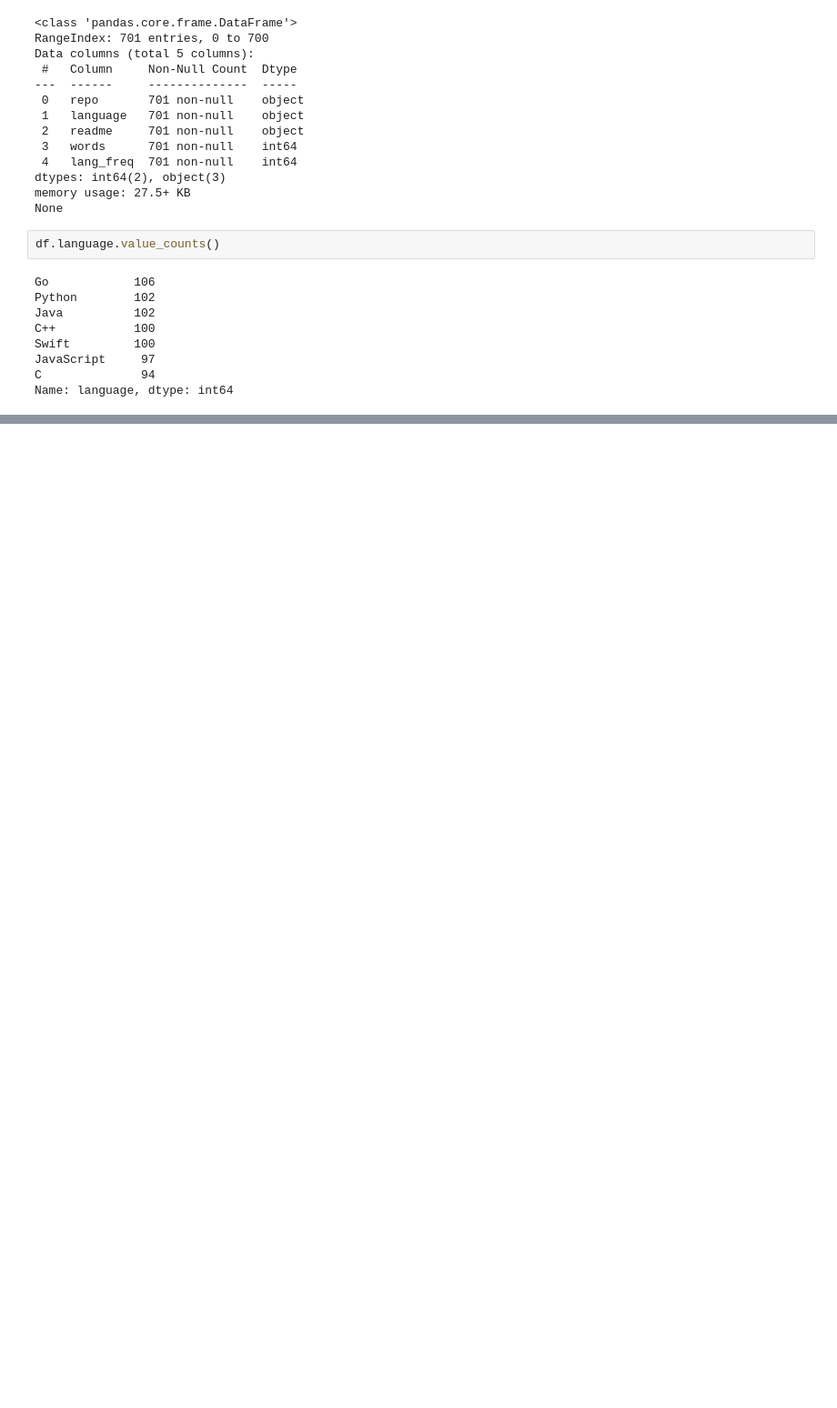
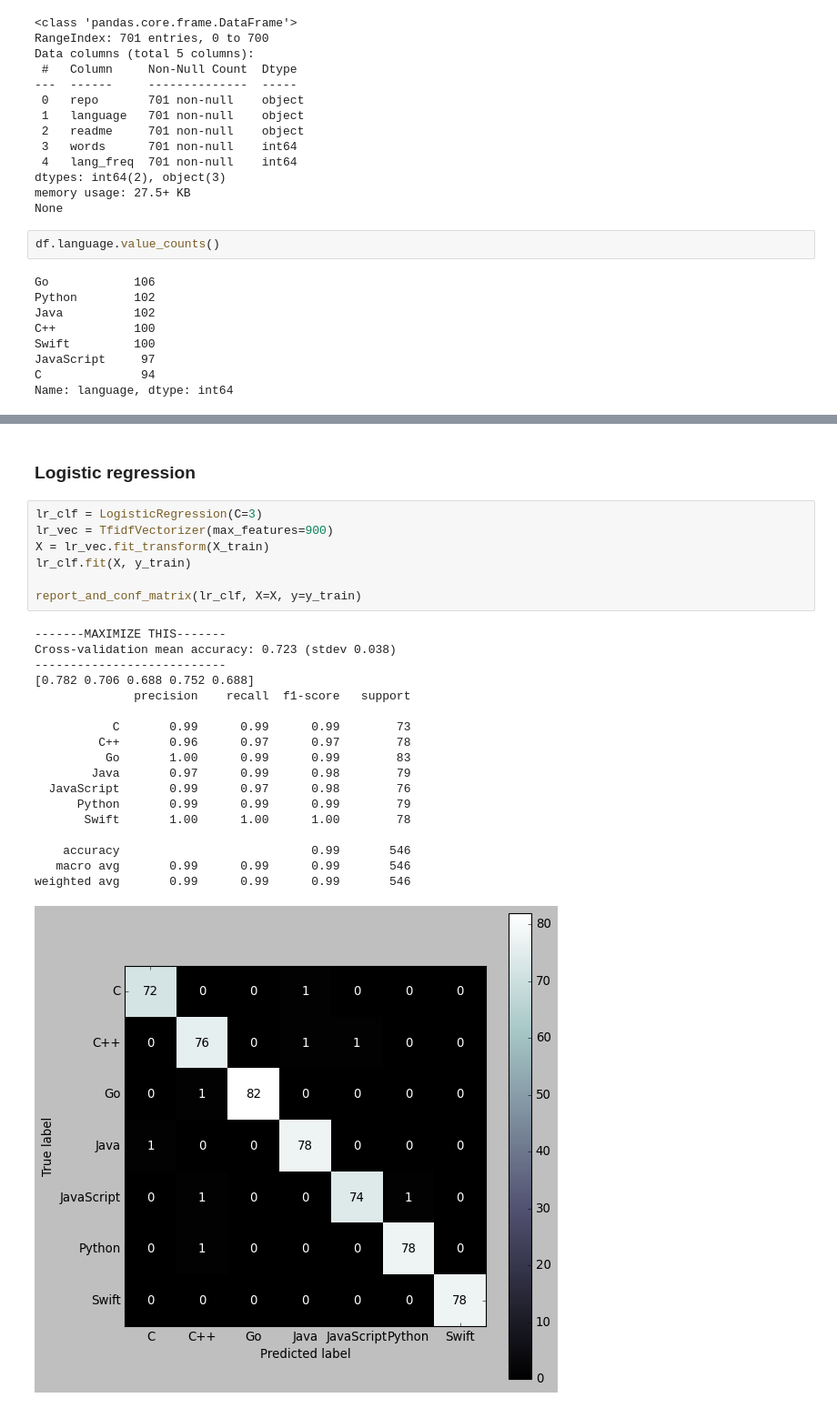
Before and after one commit to CANDLES-NLP/readme-nlp-classification, a Jupyter notebook: notebook-1.ipynb, the cells around one changed output, grey strips where cells are left out. Shown at 91% size. Cells and saved outputs as stored; diff of their text form; blank space fills up the shorter version.

```diff
--- a/notebook-1.ipynb
+++ b/notebook-1.ipynb
@@ -58,0 +117,28 @@ X_train, X_test, y_train, y_test = train_test_split(df.readme, df.language,
+# %% [markdown]
+### Logistic regression
+# %%
+lr_clf = LogisticRegression(C=3)
+lr_vec = TfidfVectorizer(max_features=900)
+X = lr_vec.fit_transform(X_train)
+lr_clf.fit(X, y_train)
+
+report_and_conf_matrix(lr_clf, X=X, y=y_train)
+# %% [output]
+-------MAXIMIZE THIS-------
+Cross-validation mean accuracy: 0.723 (stdev 0.038)
+---------------------------
+[0.782 0.706 0.688 0.752 0.688]
+              precision    recall  f1-score   support
+
+           C       0.99      0.99      0.99        73
+         C++       0.96      0.97      0.97        78
+          Go       1.00      0.99      0.99        83
+        Java       0.97      0.99      0.98        79
+  JavaScript       0.99      0.97      0.98        76
+      Python       0.99      0.99      0.99        79
+       Swift       1.00      1.00      1.00        78
+
+    accuracy                           0.99       546
+   macro avg       0.99      0.99      0.99       546
+weighted avg       0.99      0.99      0.99       546
+[figure, added]
```
Also changed, not shown: parts of 16 cells of this notebook, 2 other files.
